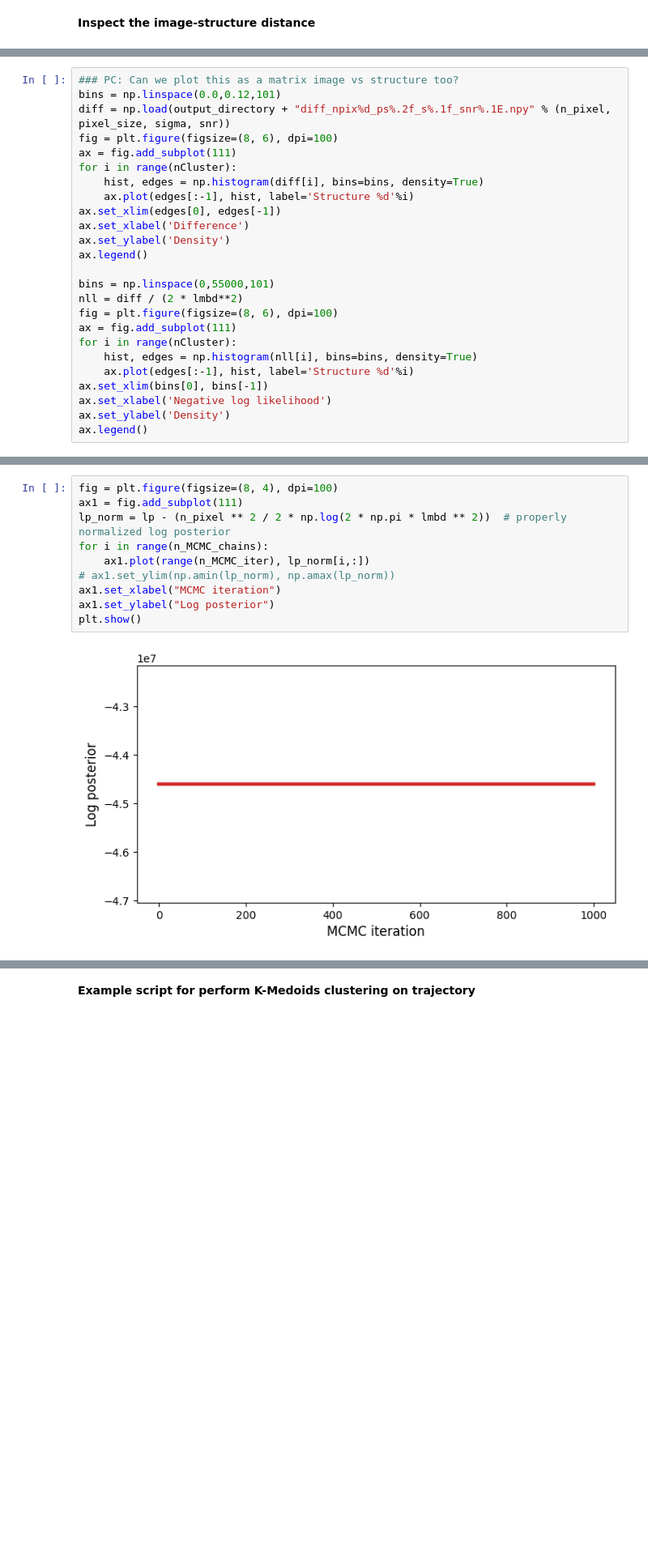
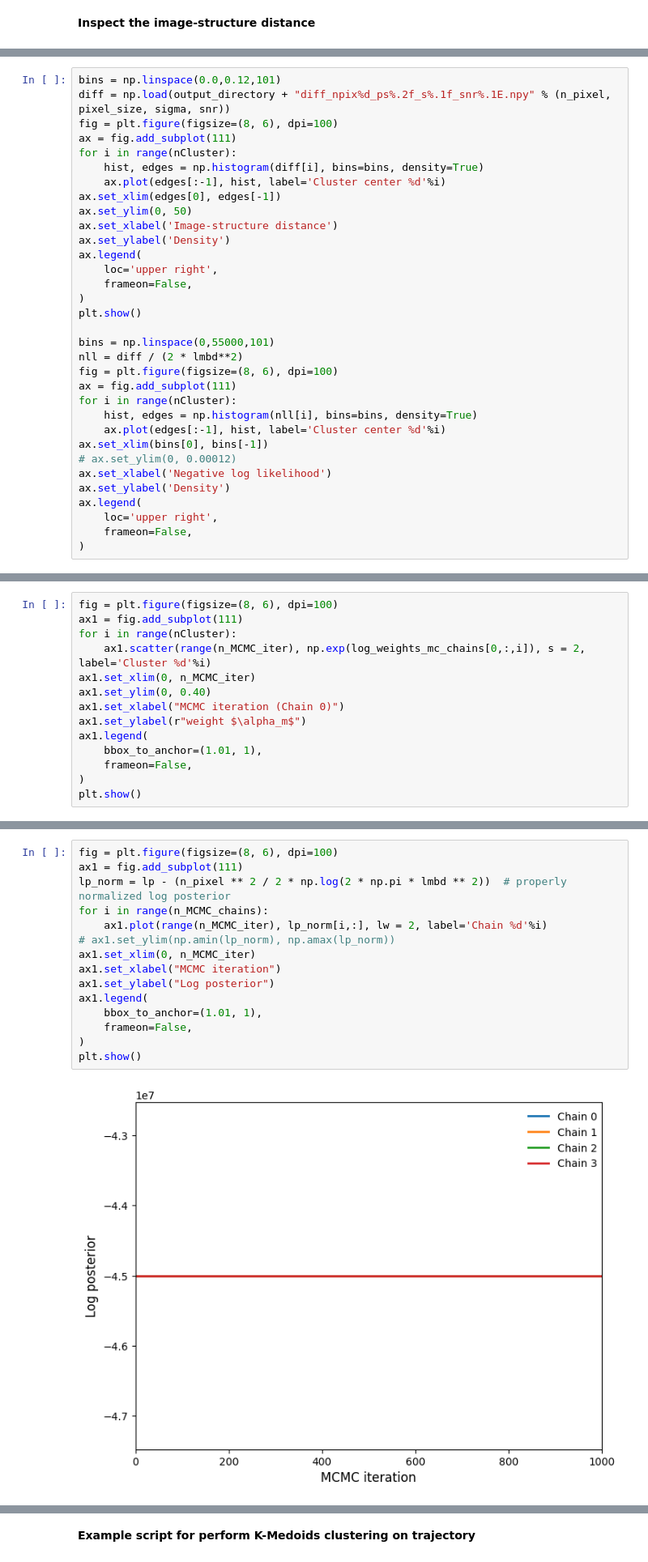
Before and after one commit to flatironinstitute/Ensemble-reweighting-using-Cryo-EM-particles, a Jupyter notebook: tutorial/example.ipynb, the cells around one changed output, grey strips where cells are left out. Shown at 81% size. Drawn from its saved outputs; the diff is of its cells as text; blank space fills up the shorter version.

```diff
--- a/tutorial/example.ipynb
+++ b/tutorial/example.ipynb
@@ -458,16 +477,20 @@ Done!
 # %%
-### PC: Can we plot this as a matrix image vs structure too?
 bins = np.linspace(0.0,0.12,101)
 diff = np.load(output_directory + "diff_npix%d_ps%.2f_s%.1f_snr%.1E.npy" % (n_pixel, pixel_size, sigma, snr))
 fig = plt.figure(figsize=(8, 6), dpi=100)
 ax = fig.add_subplot(111)
 for i in range(nCluster):
     hist, edges = np.histogram(diff[i], bins=bins, density=True)
-    ax.plot(edges[:-1], hist, label='Structure %d'%i)
+    ax.plot(edges[:-1], hist, label='Cluster center %d'%i)
 ax.set_xlim(edges[0], edges[-1])
-ax.set_xlabel('Difference')
+ax.set_ylim(0, 50)
+ax.set_xlabel('Image-structure distance')
 ax.set_ylabel('Density')
-ax.legend()
+ax.legend(
+    loc='upper right',
+    frameon=False,
+)
+plt.show()
 
 bins = np.linspace(0,55000,101)
 nll = diff / (2 * lmbd**2)
@@ -475,9 +498,13 @@ fig = plt.figure(figsize=(8, 6), dpi=100)
 ax = fig.add_subplot(111)
 for i in range(nCluster):
     hist, edges = np.histogram(nll[i], bins=bins, density=True)
-    ax.plot(edges[:-1], hist, label='Structure %d'%i)
+    ax.plot(edges[:-1], hist, label='Cluster center %d'%i)
 ax.set_xlim(bins[0], bins[-1])
+# ax.set_ylim(0, 0.00012)
 ax.set_xlabel('Negative log likelihood')
 ax.set_ylabel('Density')
-ax.legend()
+ax.legend(
+    loc='upper right',
+    frameon=False,
+)
 # %% [output]
@@ -608,0 +636,14 @@ plt.show()
+# %%
+fig = plt.figure(figsize=(8, 6), dpi=100)
+ax1 = fig.add_subplot(111)
+for i in range(nCluster):
+    ax1.scatter(range(n_MCMC_iter), np.exp(log_weights_mc_chains[0,:,i]), s = 2, label='Cluster %d'%i)
+ax1.set_xlim(0, n_MCMC_iter)
+ax1.set_ylim(0, 0.40)
+ax1.set_xlabel("MCMC iteration (Chain 0)")
+ax1.set_ylabel(r"weight $\alpha_m$")
+ax1.legend(
+    bbox_to_anchor=(1.01, 1),
+    frameon=False,
+)
+plt.show()
@@ -611,15 +654,20 @@ plt.show()
 
 There is nothing interesting for this example, it should be a straight line because the MCMC chains already converged by the end of the warmup phase
 # %%
-fig = plt.figure(figsize=(8, 4), dpi=100)
+fig = plt.figure(figsize=(8, 6), dpi=100)
 ax1 = fig.add_subplot(111)
 lp_norm = lp - (n_pixel ** 2 / 2 * np.log(2 * np.pi * lmbd ** 2))  # properly normalized log posterior
 for i in range(n_MCMC_chains):
-    ax1.plot(range(n_MCMC_iter), lp_norm[i,:])
+    ax1.plot(range(n_MCMC_iter), lp_norm[i,:], lw = 2, label='Chain %d'%i)
 # ax1.set_ylim(np.amin(lp_norm), np.amax(lp_norm))
+ax1.set_xlim(0, n_MCMC_iter)
 ax1.set_xlabel("MCMC iteration")
 ax1.set_ylabel("Log posterior")
+ax1.legend(
+    bbox_to_anchor=(1.01, 1),
+    frameon=False,
+)
 plt.show()
 # %% [output]
-[figure, old version]
+[figure, new version]
 # %% [markdown]
```
Also changed, not shown: parts of 15 cells of this notebook, 1 other file.
